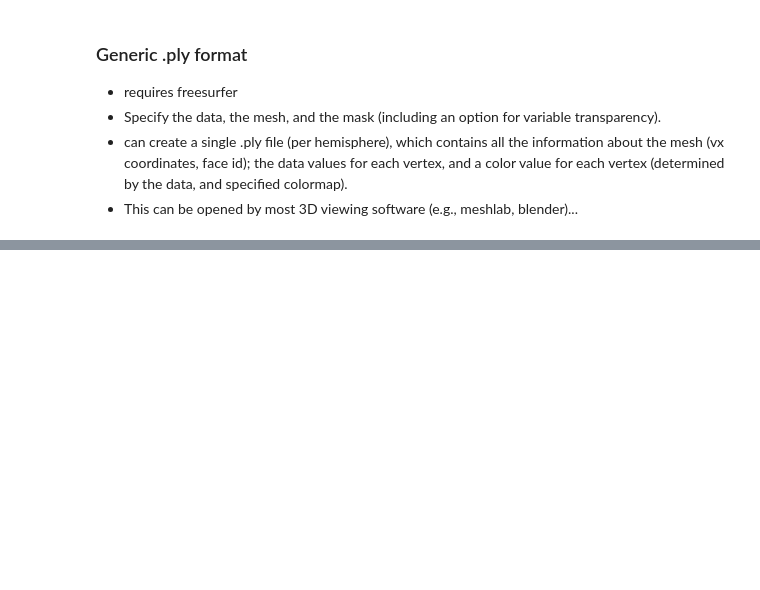
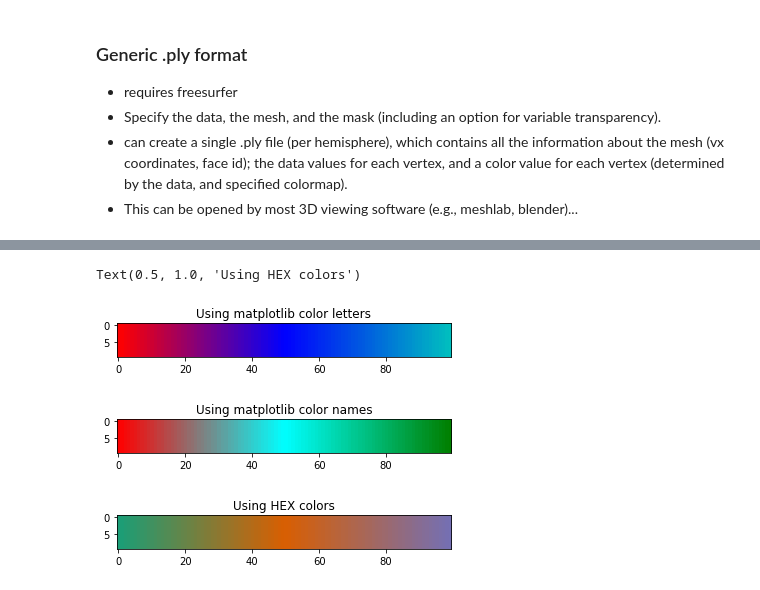
Before and after one commit to mdaghlian/dag_prf_utils, a Jupyter notebook: suface_examples.ipynb, the cells around one changed output, grey strips where cells are left out. Cells and saved outputs as stored; diff of their text form; code cells hidden in the pictures; blank space fills up the shorter version.

```diff
--- a/suface_examples.ipynb
+++ b/suface_examples.ipynb
@@ -193,0 +274,32 @@ dag_fs_to_ply(
+# %%
+# This also supports a variety of ways of defining colors:
+custom_c_dict = {
+    'cmap_name' : 'blah',
+    'col_list' : ['r', 'b', 'c'],
+}
+plt.figure()
+plt.imshow(demo_mat, cmap=dag_get_cmap(custom_c_dict))
+plt.title('Using matplotlib color letters')
+
+
+custom_c_dict = {
+    'cmap_name' : 'blah',
+    'col_list' : ['red', 'cyan', 'green'],
+}
+plt.figure()
+plt.imshow(demo_mat, cmap=dag_get_cmap(custom_c_dict))
+plt.title('Using matplotlib color names')
+
+
+custom_c_dict = {
+    'cmap_name' : 'blah',
+    'col_list' : ['#1b9e77','#d95f02','#7570b3'],
+}
+plt.figure()
+plt.imshow(demo_mat, cmap=dag_get_cmap(custom_c_dict))
+plt.title('Using HEX colors')
+# %% [output]
+Text(0.5, 1.0, 'Using HEX colors')
+[figure, added]
+[figure, added]
+[figure, added]
```
Also changed, not shown: parts of 8 cells of this notebook, 2 other files.
